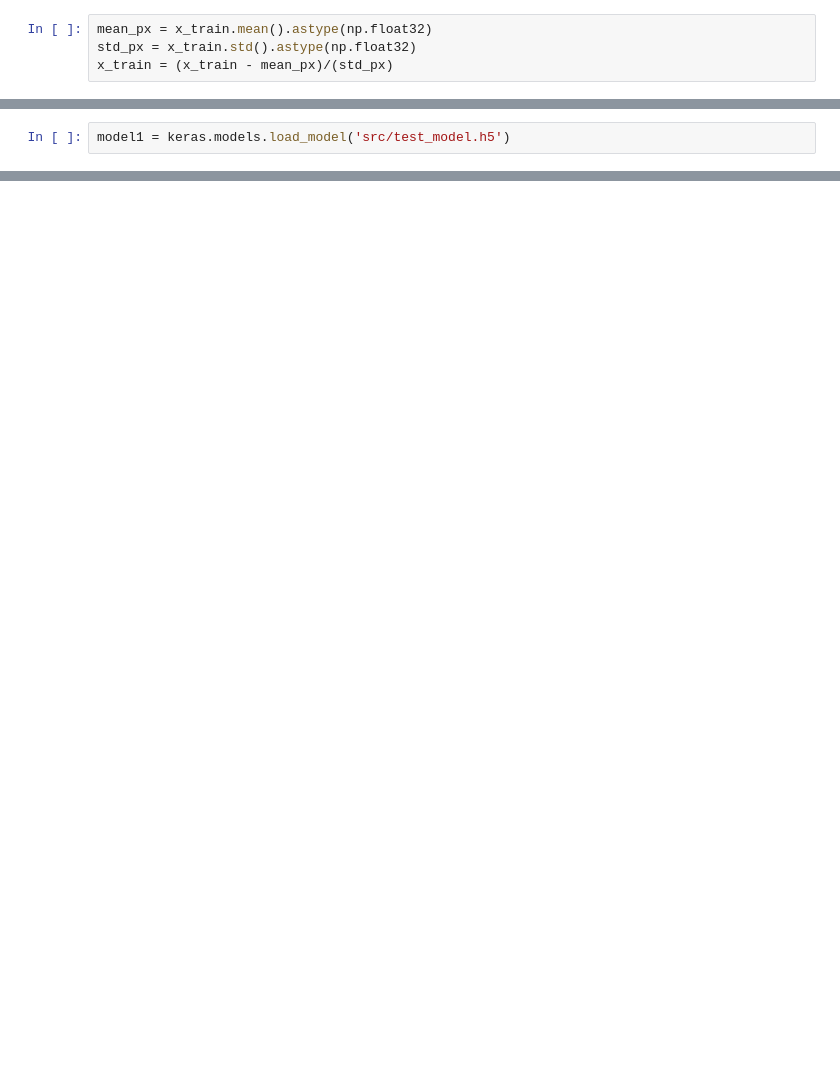
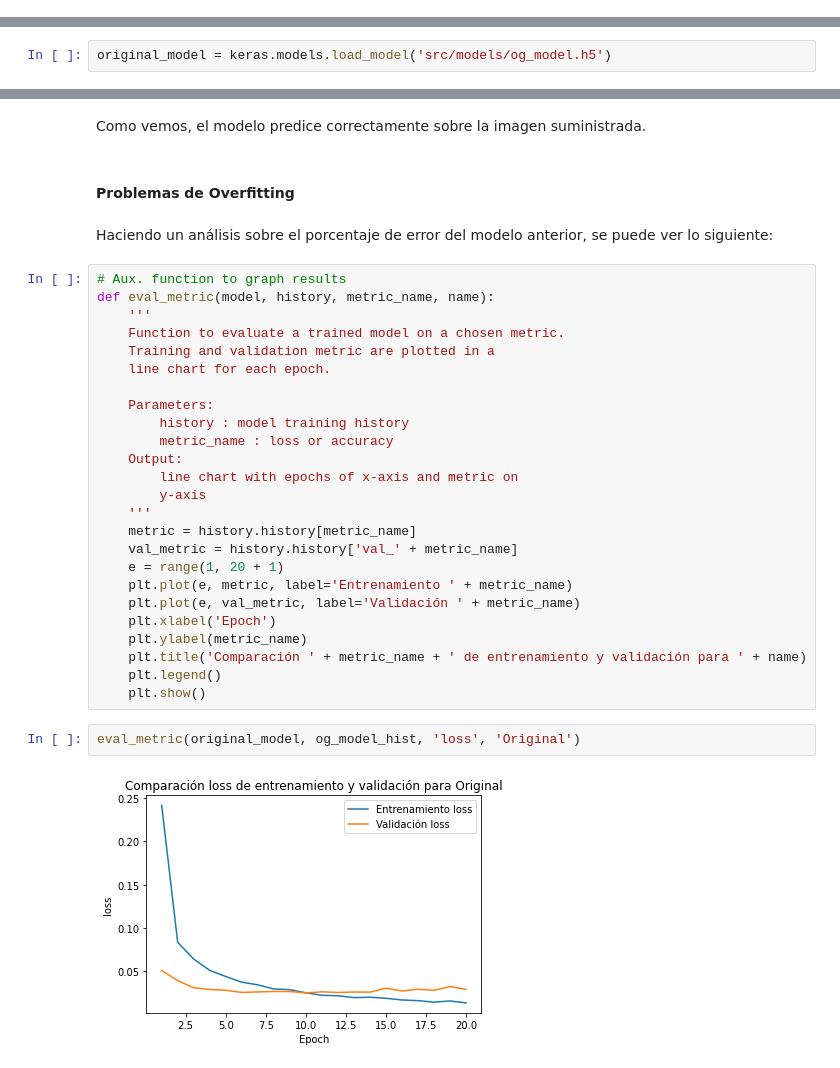
Before and after one commit to Odob13/digit-recognition, a Jupyter notebook: docs/digit_recognition.ipynb, the cells around one changed output, grey strips where cells are left out. Saved outputs shown, nothing was run; the diff lists cells and outputs as text; blank space fills up the shorter version.

```diff
--- a/docs/digit_recognition.ipynb
+++ b/docs/digit_recognition.ipynb
@@ -20,4 +37,0 @@ x_train.shape
-# %%
-mean_px = x_train.mean().astype(np.float32)
-std_px = x_train.std().astype(np.float32)
-x_train = (x_train - mean_px)/(std_px)
@@ -113,2 +149,2 @@ Test accuracy: 0.9243000149726868
 # %%
-model1 = keras.models.load_model('src/test_model.h5')
+original_model = keras.models.load_model('src/models/og_model.h5')
@@ -127 +171,36 @@ print(prediction.argmax())
 2
+# %% [markdown]
+Como vemos, el modelo predice correctamente sobre la imagen suministrada.
+# %% [markdown]
+#### Problemas de Overfitting
+# %% [markdown]
+Haciendo un análisis sobre el porcentaje de error del modelo anterior, se puede ver lo siguiente:
+# %%
+# Aux. function to graph results
+def eval_metric(model, history, metric_name, name):
+    '''
+    Function to evaluate a trained model on a chosen metric.
+    Training and validation metric are plotted in a
+    line chart for each epoch.
+
+    Parameters:
+        history : model training history
+        metric_name : loss or accuracy
+    Output:
+        line chart with epochs of x-axis and metric on
+        y-axis
+    '''
+    metric = history.history[metric_name]
+    val_metric = history.history['val_' + metric_name]
+    e = range(1, 20 + 1)
+    plt.plot(e, metric, label='Entrenamiento ' + metric_name)
+    plt.plot(e, val_metric, label='Validación ' + metric_name)
+    plt.xlabel('Epoch')
+    plt.ylabel(metric_name)
+    plt.title('Comparación ' + metric_name + ' de entrenamiento y validación para ' + name)
+    plt.legend()
+    plt.show()
+# %%
+eval_metric(original_model, og_model_hist, 'loss', 'Original')
+# %% [output]
+[figure, added]
```
Also changed, not shown: parts of 40 cells of this notebook, 3 other files.
